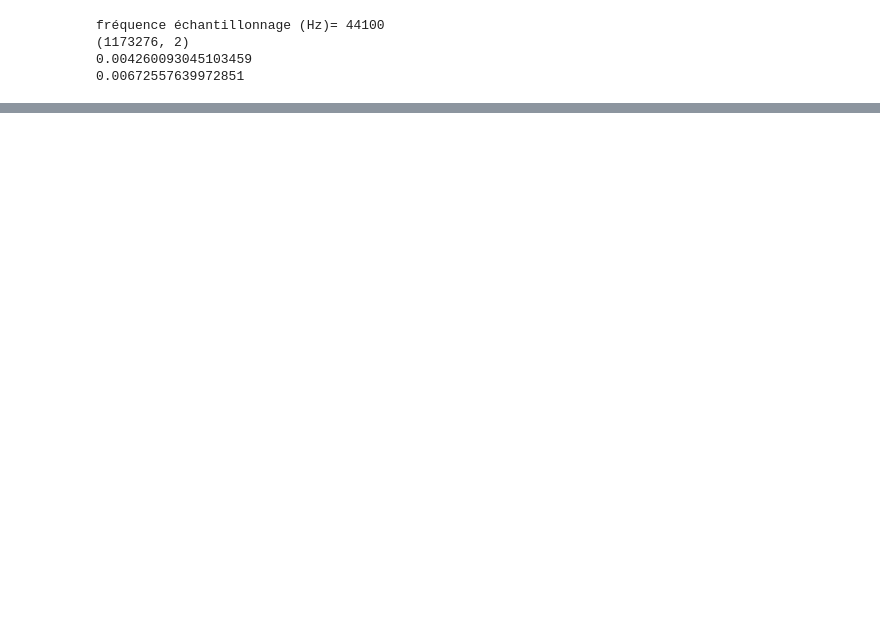
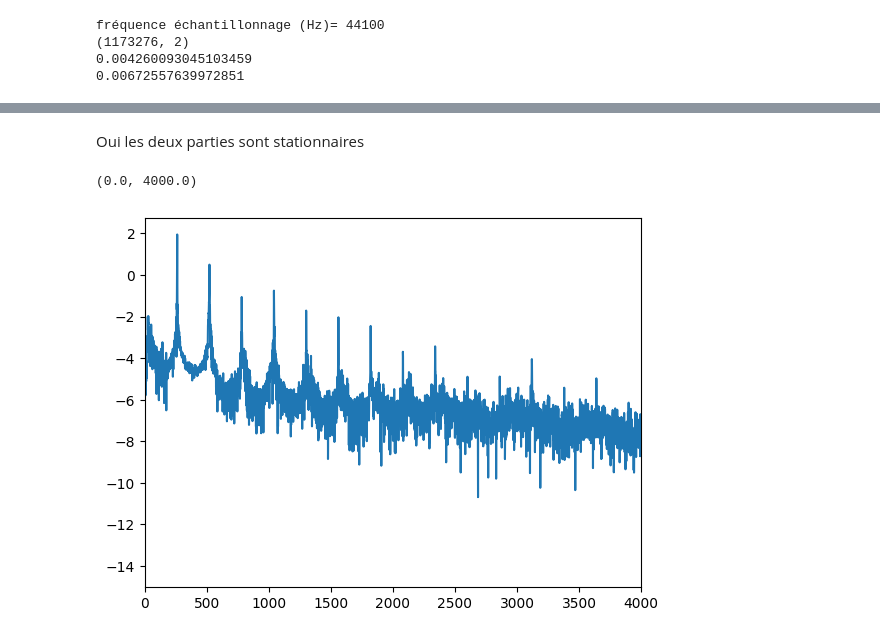
Before and after one commit to baptistejouin/IMACS3-TS-FFT, a Jupyter notebook: TP_FFT.ipynb, the cells around one changed output, grey strips where cells are left out. Saved outputs shown, nothing was run; the diff lists cells and outputs as text; code cells hidden in the pictures; blank space fills up the shorter version.

Commit message:
wip: periodogramme

```diff
--- a/TP_FFT.ipynb
+++ b/TP_FFT.ipynb
@@ -78,0 +87,12 @@ plt.show()
+# %% [markdown]
+Oui les deux parties sont stationnaires
+# %%
+fft_signal1 = fft(signal1)
+
+periodogram = np.abs(fft_signal1)**2/N1
+
+plt.plot(np.log10(periodogram))
+plt.xlim(0, 4000)
+# %% [output]
+(0.0, 4000.0)
+[figure, added]
```
Also changed, not shown: parts of 2 cells of this notebook.
